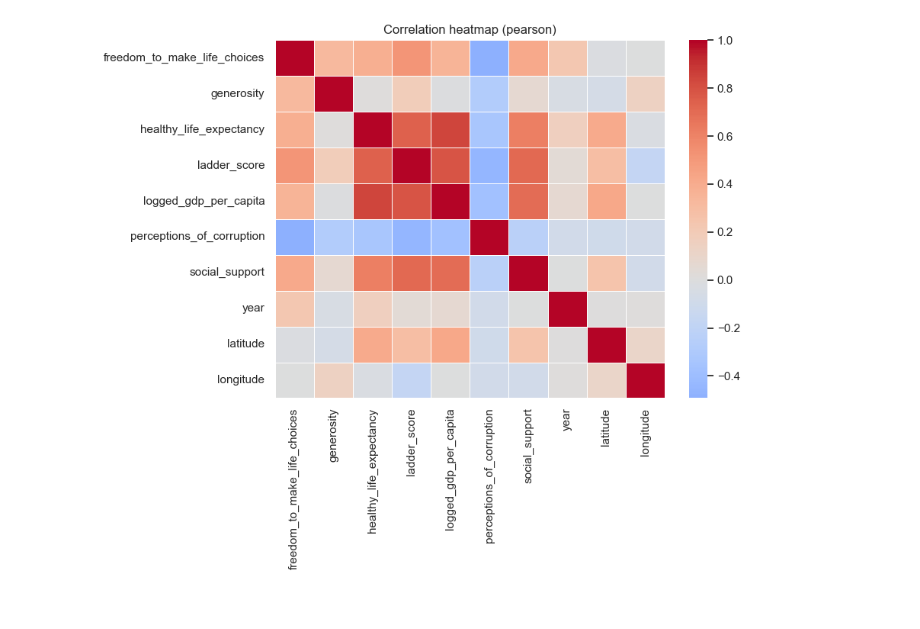
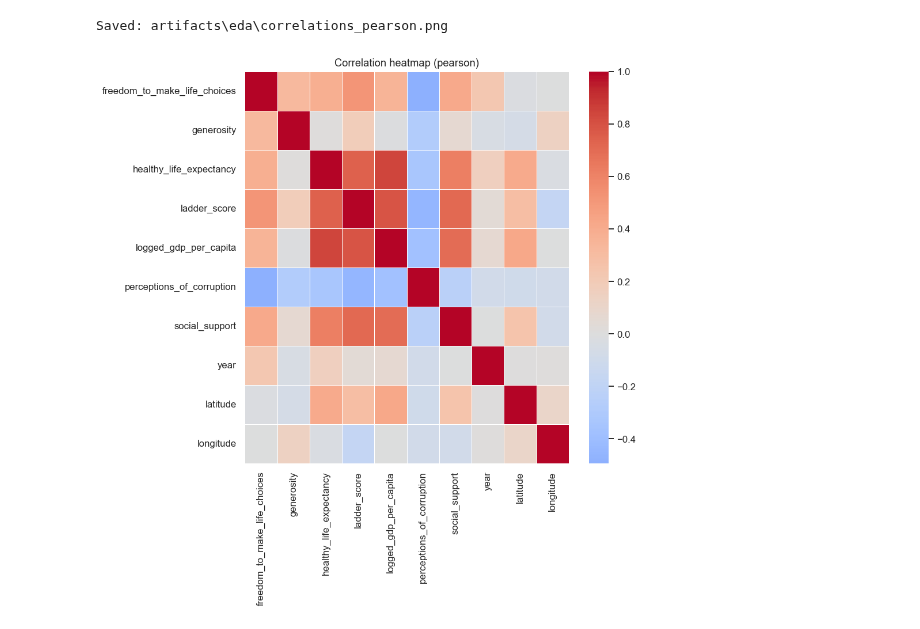
Before and after one commit to Ch3rry-Pi3-AI/DataAnalysis-World-Happiness-Report, a Jupyter notebook: notebooks/eda_notebook.ipynb, the cells around one changed output. Drawn from its saved outputs; the diff is of its cells as text; code cells hidden in the pictures.

```diff
--- a/notebooks/eda_notebook.ipynb
+++ b/notebooks/eda_notebook.ipynb
@@ -143,5 +121,6 @@ exp.boxplots(exclude=["healthy_life_expectancy", "year", "latitude", "longitude"
 [figure]
 # %%
-exp.correlations(method="pearson", top_k=15, save_artifact=save)
+exp.correlations(method="pearson", top_k=15)
 # %% [output]
+Saved: artifacts\eda\correlations_pearson.png
-[figure, old version]
+[figure, new version]
```
Also changed, not shown: parts of 11 cells of this notebook, 6 other files.
